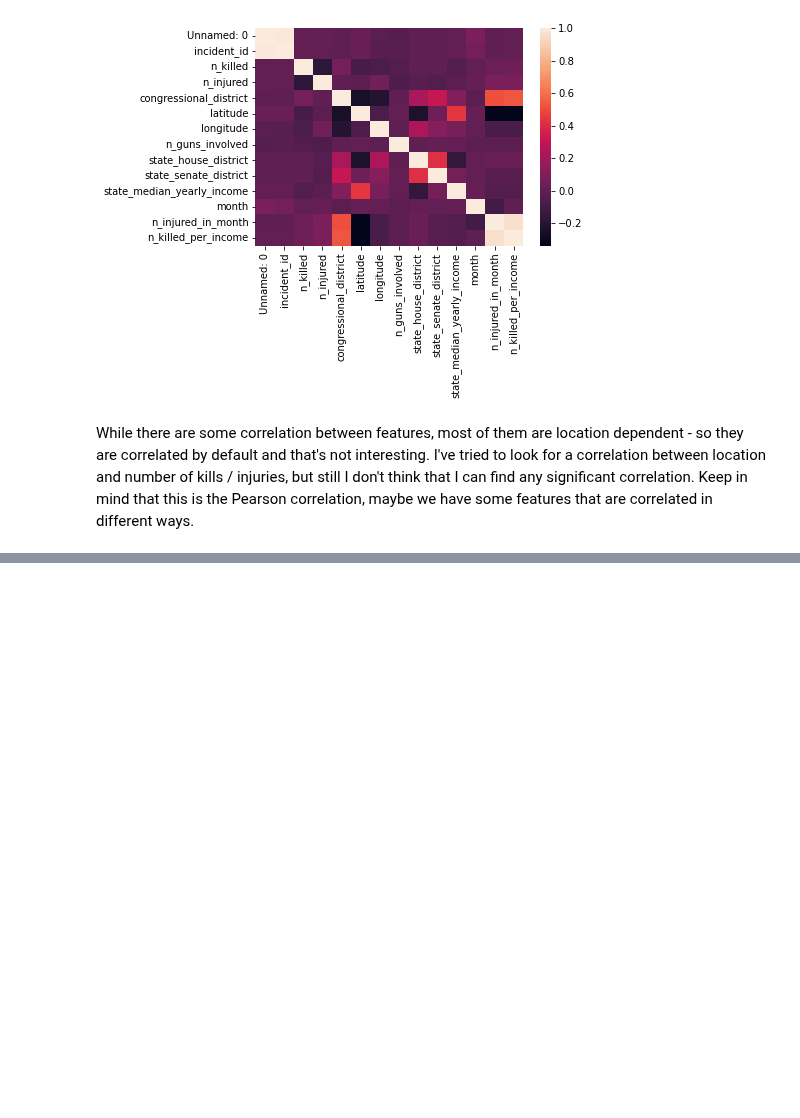
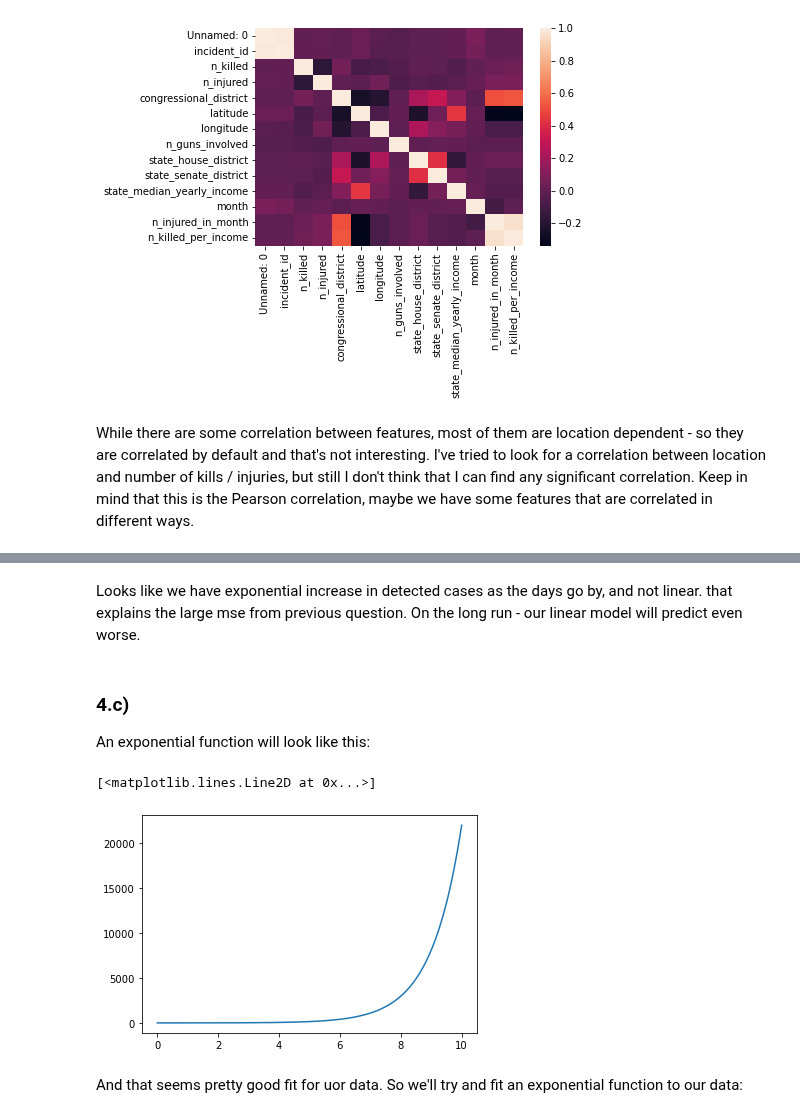
Before and after one commit to razbareli/Applied-Competitive-Lab-in-Data-Science-67818, a Jupyter notebook: week2/sol2.ipynb, the cells around one changed output, grey strips where cells are left out. Drawn from its saved outputs; the diff is of its cells as text; code cells hidden in the pictures; blank space fills up the shorter version.

```diff
--- a/week2/sol2.ipynb
+++ b/week2/sol2.ipynb
@@ -438,0 +464,14 @@ While there are some correlation between features, most of them are location dep
+# %% [markdown]
+Looks like we have exponential increase in detected cases as the days go by, and not linear. that explains the large mse from previous question. On the long run - our linear model will predict even worse.
+# %% [markdown]
+### 4.c)
+An exponential function will look like this:
+# %%
+x1 = np.linspace(0, 10, 200)
+x2 = np.e ** x1
+plt.plot(x1,x2)
+# %% [output]
+[<matplotlib.lines.Line2D at 0x...>]
+[figure, added]
+# %% [markdown]
+And that seems pretty good fit for uor data. So we'll try and fit an exponential function to our data:
```
Also changed, not shown: parts of 7 cells of this notebook.
